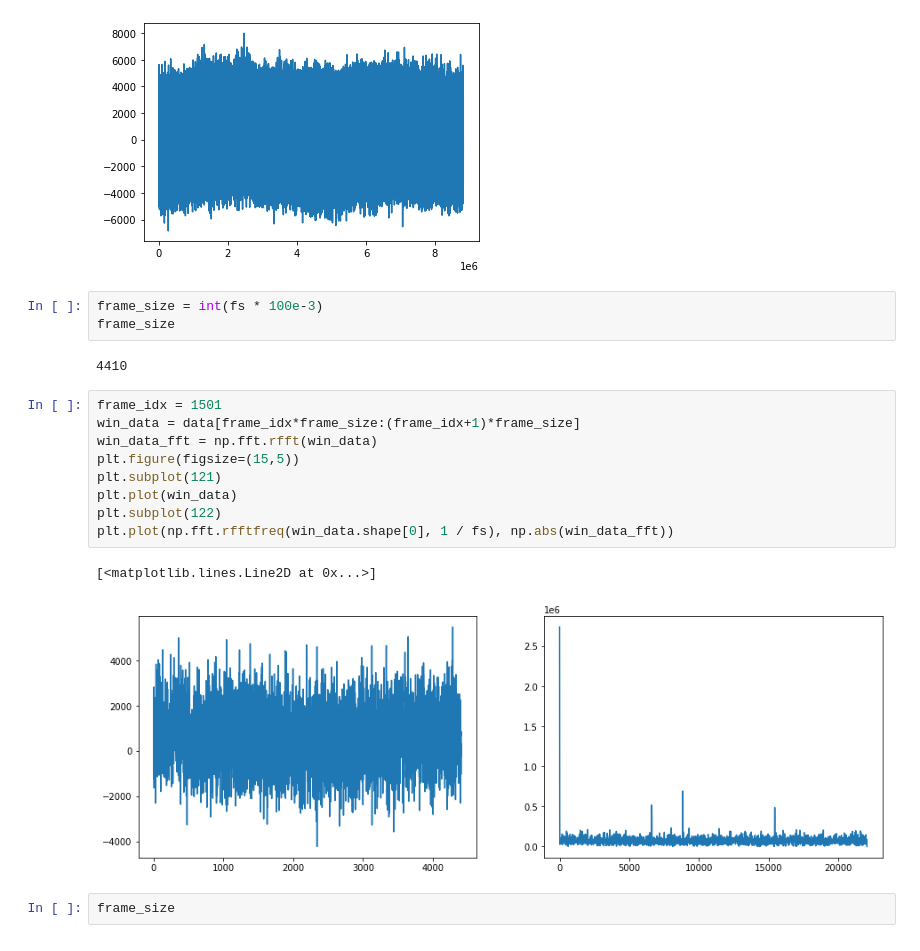
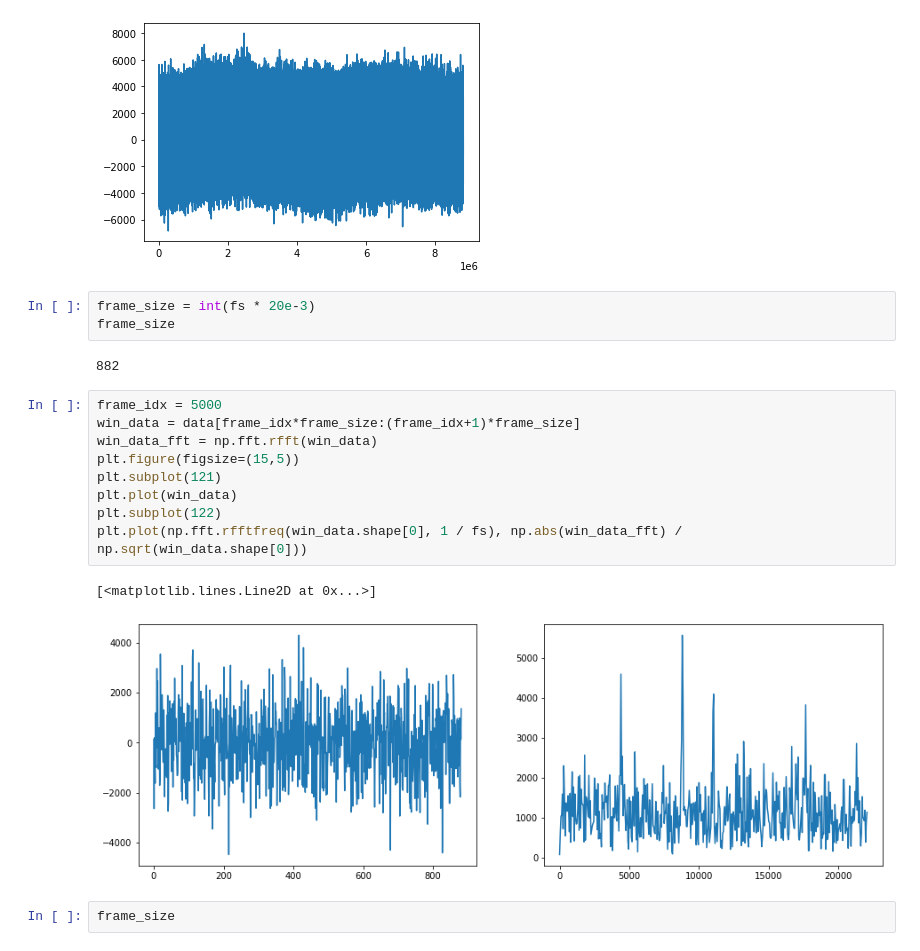
Before and after one commit to alvinsunyixiao/ece551-fa20, a Jupyter notebook: hw7/q3.ipynb, the cells around one changed output. Saved outputs shown, nothing was run; the diff lists cells and outputs as text.

```diff
--- a/hw7/q3.ipynb
+++ b/hw7/q3.ipynb
@@ -12,22 +12,22 @@ plt.plot(data)
 [<matplotlib.lines.Line2D at 0x...>]
 [figure]
 # %%
-frame_size = int(fs * 100e-3)
+frame_size = int(fs * 20e-3)
 frame_size
 # %% [output]
-4410
+882
 # %%
-frame_idx = 1501
+frame_idx = 5000
 win_data = data[frame_idx*frame_size:(frame_idx+1)*frame_size]
 win_data_fft = np.fft.rfft(win_data)
 plt.figure(figsize=(15,5))
 plt.subplot(121)
 plt.plot(win_data)
 plt.subplot(122)
-plt.plot(np.fft.rfftfreq(win_data.shape[0], 1 / fs), np.abs(win_data_fft))
+plt.plot(np.fft.rfftfreq(win_data.shape[0], 1 / fs), np.abs(win_data_fft) / np.sqrt(win_data.shape[0]))
 # %% [output]
 [<matplotlib.lines.Line2D at 0x...>]
-[figure, old version]
+[figure, new version]
 # %%
 frame_size
 # %% [output]
```
Also changed, not shown: parts of 1 cell of this notebook, 2 other files.
